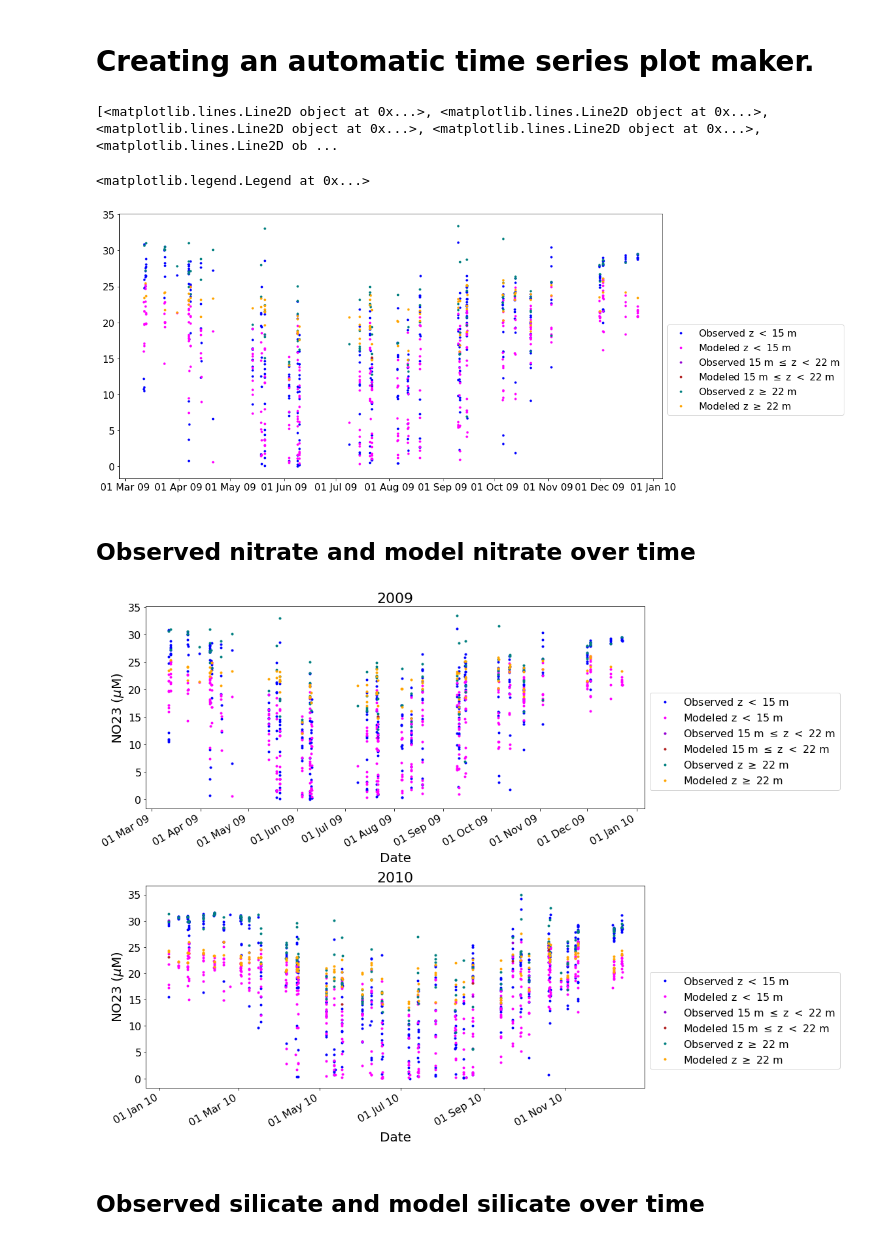
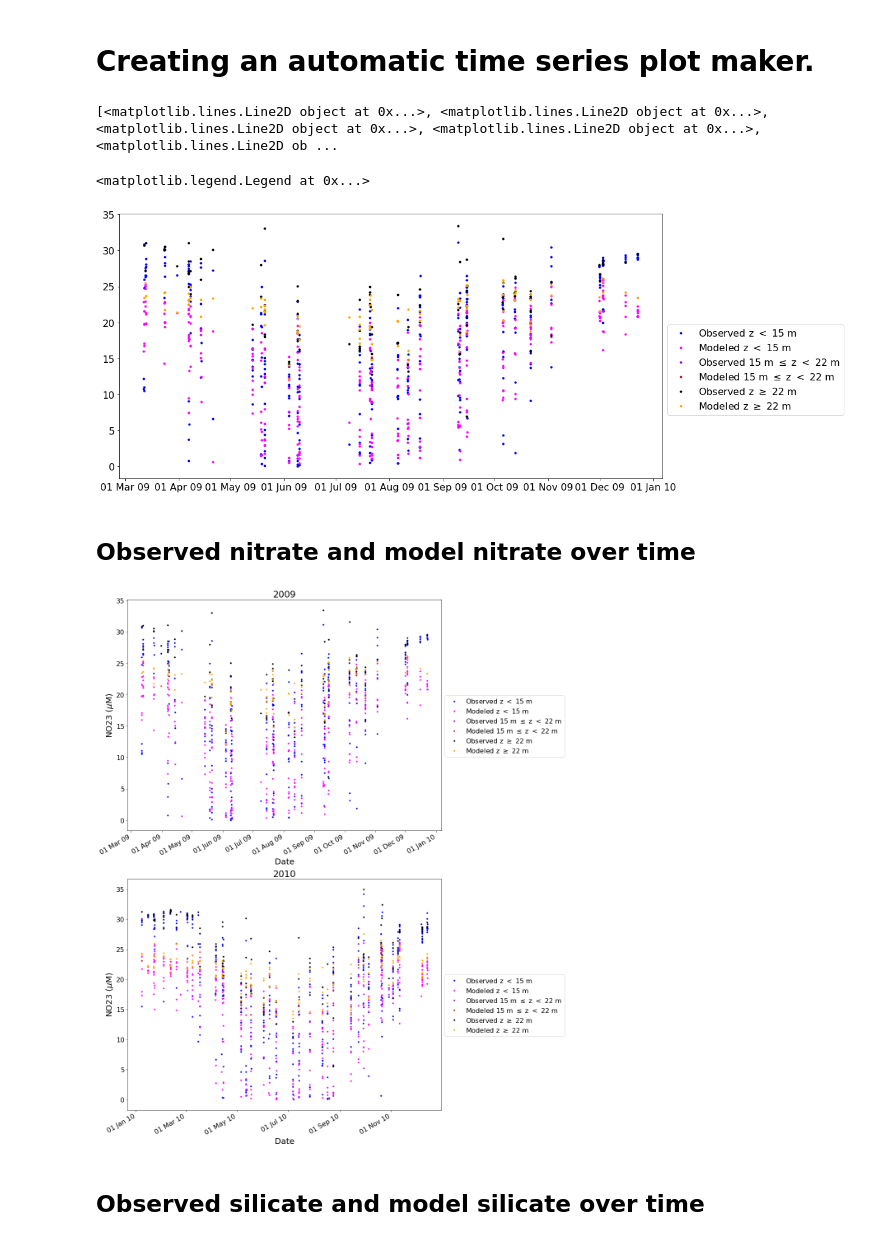
Before and after one commit to SalishSeaCast/analysis-keegan, a Jupyter notebook: notebooks/Evaluations/Time_Series_evaluation.ipynb, the cells around one changed output. Saved outputs shown, nothing was run; the diff lists cells and outputs as text; code cells hidden in the pictures.

```diff
--- a/notebooks/Evaluations/Time_Series_evaluation.ipynb
+++ b/notebooks/Evaluations/Time_Series_evaluation.ipynb
@@ -236,7 +236,7 @@ def multi_meanerr_graph(df,figsize,obsvar,modvar):
 #Note that once you put this into evaltools you must remove any calls to eval_tools.
 #Perhaps I could use try except functions to make it so that I could look at individual ranges?
 def tsertser_graph(ax,df,obsvar,modvar,start_date,end_date,sepvar='',sepvals=([]),lname='',sepunits='',
-                  ocols=('blue','darkviolet','teal','green','deepskyblue'),
+                  ocols=('blue','darkviolet','black','green','deepskyblue'),
                   mcols=('fuchsia','firebrick','orange','darkgoldenrod','maroon'),labels=''):
     """ Creates timeseries by adding scatter plot to axes ax with df['dtUTC'] on x-axis,
         df[obsvar] and df[modvar] on y axis, and colors taken from a listas determined from
@@ -313,7 +313,7 @@ ax.legend(handles=ps,bbox_to_anchor=[1,.6,0,0])
 # %% [output]
 [<matplotlib.lines.Line2D object at 0x...>, <matplotlib.lines.Line2D object at 0x...>, <matplotlib.lines.Line2D object at 0x...>, <matplotlib.lines.Line2D object at 0x...>, <matplotlib.lines.Line2D ob ...
 <matplotlib.legend.Legend at 0x...>
-[figure, old version]
+[figure, new version]
 # %%
 def multi_timese_graph(df,years,obsvar,modvar,figsize):
     fig,ax=plt.subplots(len(years),1,figsize=figsize)
@@ -330,10 +330,10 @@ def multi_timese_graph(df,years,obsvar,modvar,figsize):
 # %%
 obsvar='NO23'
 modvar='mod_nitrate'
 
-multi_timese_graph(data,[2009,2010],obsvar,modvar,(16,12))
+multi_timese_graph(data,[2009,2010],obsvar,modvar,(16,19))
 # %% [output]
-[figure, old version]
+[figure, new version]
 # %% [markdown]
 ## Observed silicate and model silicate over time
 # %%
```
Also changed, not shown: parts of 2 cells of this notebook, 4 other files.
